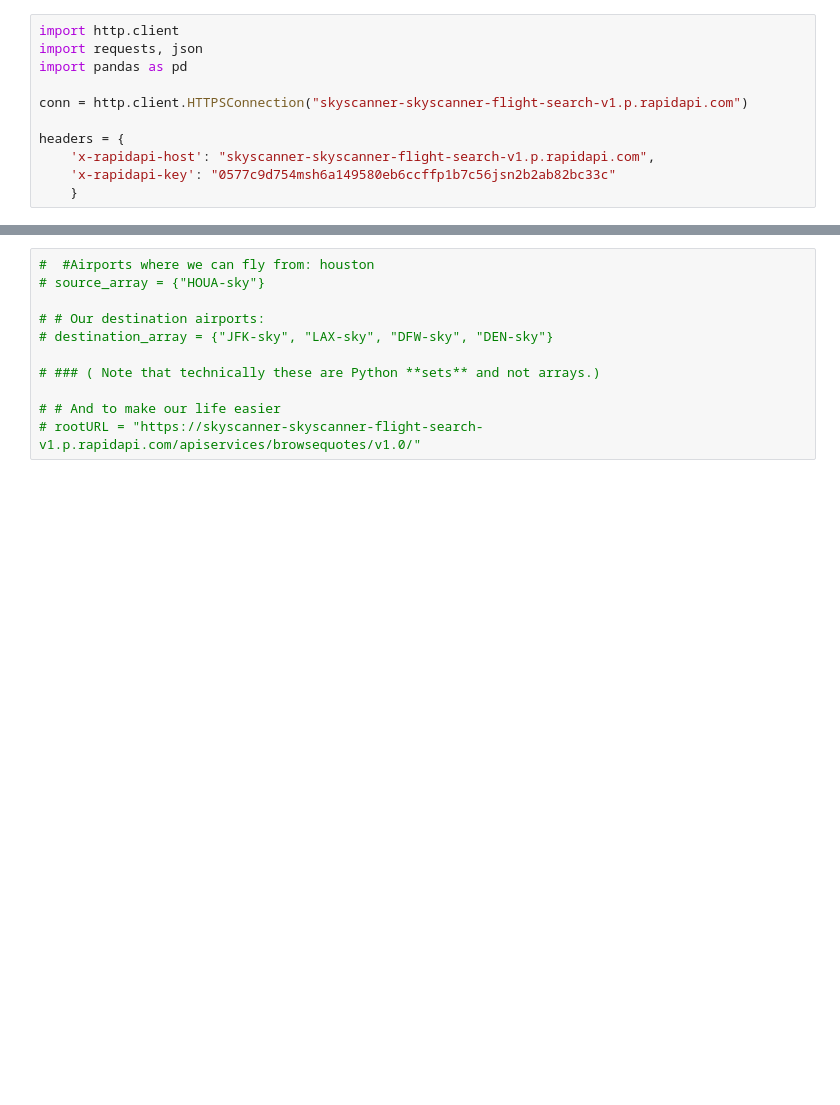
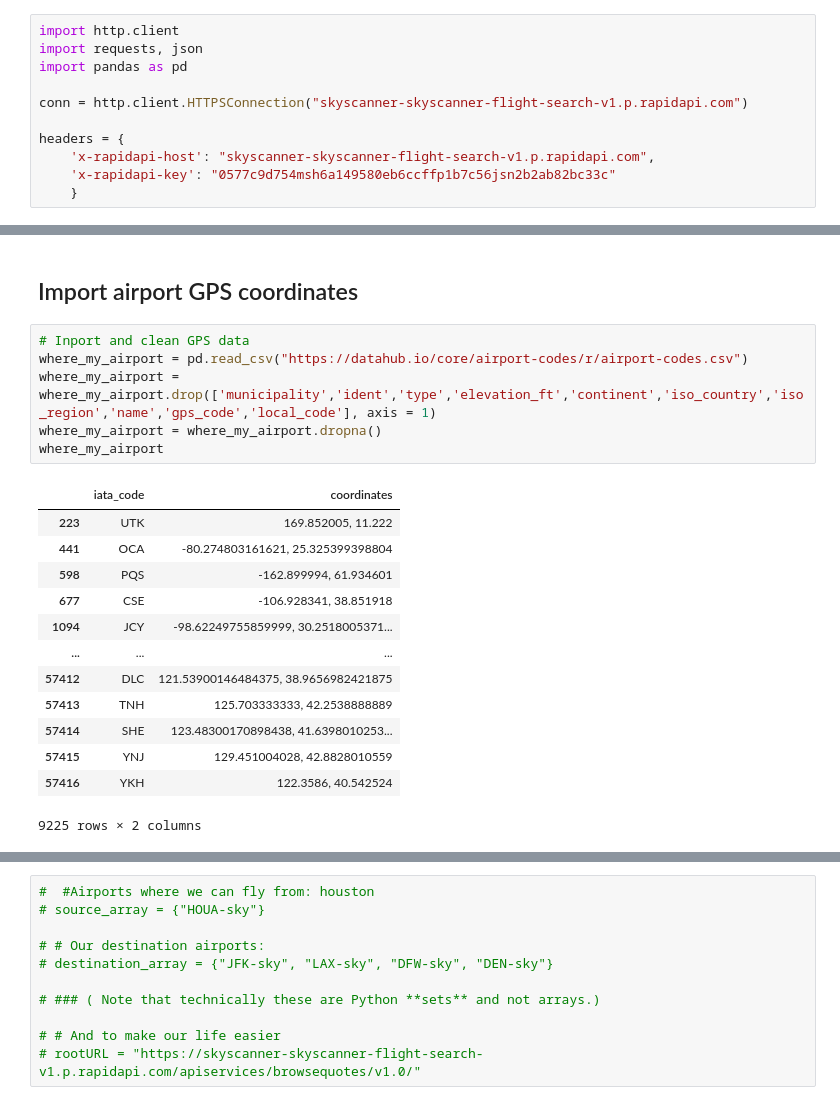
Before and after one commit to adamholcomb/Full-Stack-Flight-Analysis, a Jupyter notebook: project workAH.ipynb, the cells around one changed output, grey strips where cells are left out. Cells and saved outputs as stored; diff of their text form; blank space fills up the shorter version.

```diff
--- a/project workAH.ipynb
+++ b/project workAH.ipynb
@@ -11,0 +173,22 @@ headers = {
+# %% [markdown]
+## Import airport GPS coordinates
+# %%
+# Inport and clean GPS data
+where_my_airport = pd.read_csv("https://datahub.io/core/airport-codes/r/airport-codes.csv")
+where_my_airport = where_my_airport.drop(['municipality','ident','type','elevation_ft','continent','iso_country','iso_region','name','gps_code','local_code'], axis = 1)
+where_my_airport = where_my_airport.dropna()
+where_my_airport
+# %% [output]
+|  | iata_code | coordinates |
+| 223 | UTK | 169.852005, 11.222 |
+| 441 | OCA | -80.274803161621, 25.325399398804 |
+| 598 | PQS | -162.899994, 61.934601 |
+| 677 | CSE | -106.928341, 38.851918 |
+| 1094 | JCY | -98.62249755859999, 30.2518005371... |
+| ... | ... | ... |
+| 57412 | DLC | 121.53900146484375, 38.9656982421875 |
+| 57413 | TNH | 125.703333333, 42.2538888889 |
+| 57414 | SHE | 123.48300170898438, 41.6398010253... |
+| 57415 | YNJ | 129.451004028, 42.8828010559 |
+| 57416 | YKH | 122.3586, 40.542524 |
+9225 rows × 2 columns
```
Also changed, not shown: parts of 41 cells of this notebook.
